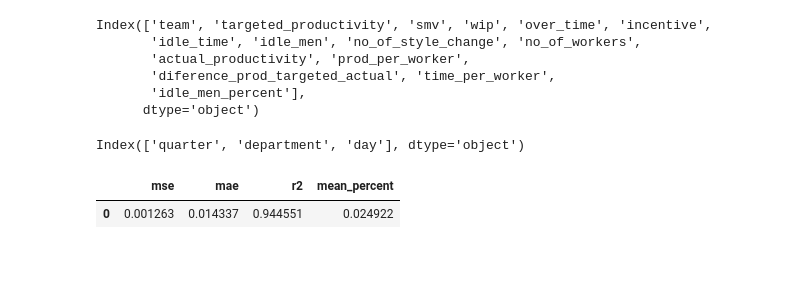
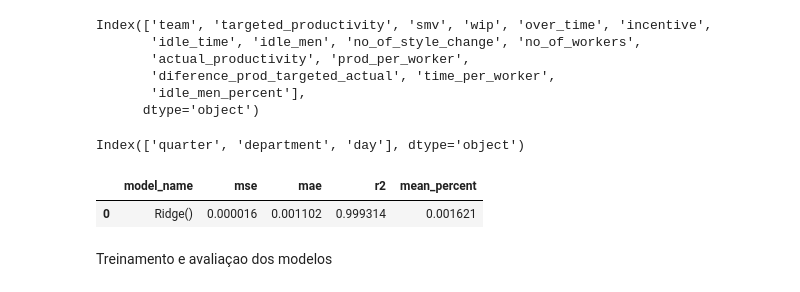
Before and after one commit to WesleySouza13/PRODUCTIVITY-PREDICTION-, a Jupyter notebook: Jupyter_notebook.ipynb, the cells around one changed output. Drawn from its saved outputs; the diff is of its cells as text; code cells hidden in the pictures; blank space fills up the shorter version.

Commit message:
treino e avaliaçao dos modelos

```diff
--- a/Jupyter_notebook.ipynb
+++ b/Jupyter_notebook.ipynb
@@ -381,6 +387,10 @@ plt.show
 [figure]
 # %% [markdown]
 Modelagem
+# %%
+#colocando data como index
+df = df.set_index(df['date'])
+df = df.drop('date', axis=1)
 # %%
 df.columns
 # %% [output]
@@ -443,33 +456,39 @@ column_tranf = ColumnTransformer([
     ('1hot_enc', OneHotEncoder(), cat_atribs)
 ])
 # %%
+#definiçao da pipe
 pipe = Pipeline([('transform', column_tranf),
-                ('model', DecisionTreeRegressor())
+                ('model', Lasso())
 
 ])
 # %%
-pipe.set_params(model=DecisionTreeRegressor()).fit(x_train, y_train)
+#teste da pipe
+pipe.set_params(model=Ridge()).fit(x_train, y_train)
 pipe_pred = pipe.predict(x_test)
 # %%
-result_list = []
-def metrics( y_test, y_pred):
+#funçao para calcular metricas
+def metrics(model_name, y_test, y_pred):
+    result_list = []
     mse = mean_squared_error(y_test, y_pred)
     mae = mean_absolute_error(y_test, y_pred)
     r2 = r2_score(y_test, y_pred)
     mean_percent = mean_absolute_percentage_error(y_test, y_pred)
-    results = {
+    results = {'model_name':model_name,
         'mse':mse,
         'mae':mae,
         'r2':r2,
         'mean_percent':mean_percent
     }
-    result_list.append({'mse':results['mse'],
+    result_list.append({'model_name':results['model_name'],
+                    'mse':results['mse'],
                     'mae':results['mae'],
                     'r2':results['r2'],
                     'mean_percent':results['mean_percent']})
     return pd.DataFrame(result_list)
 # %%
-metrics(y_test=y_test, y_pred=pipe_pred)
+ metrics(model_name=Ridge(), y_test=y_test, y_pred=pipe_pred)
 # %% [output]
-|  | mse | mae | r2 | mean_percent |
-| 0 | 0.001263 | 0.014337 | 0.944551 | 0.024922 |
+|  | model_name | mse | mae | r2 | mean_percent |
+| 0 | Ridge() | 0.000016 | 0.001102 | 0.999314 | 0.001621 |
+# %% [markdown]
+Treinamento e avaliaçao dos modelos
```
Also changed, not shown: parts of 16 cells of this notebook.
